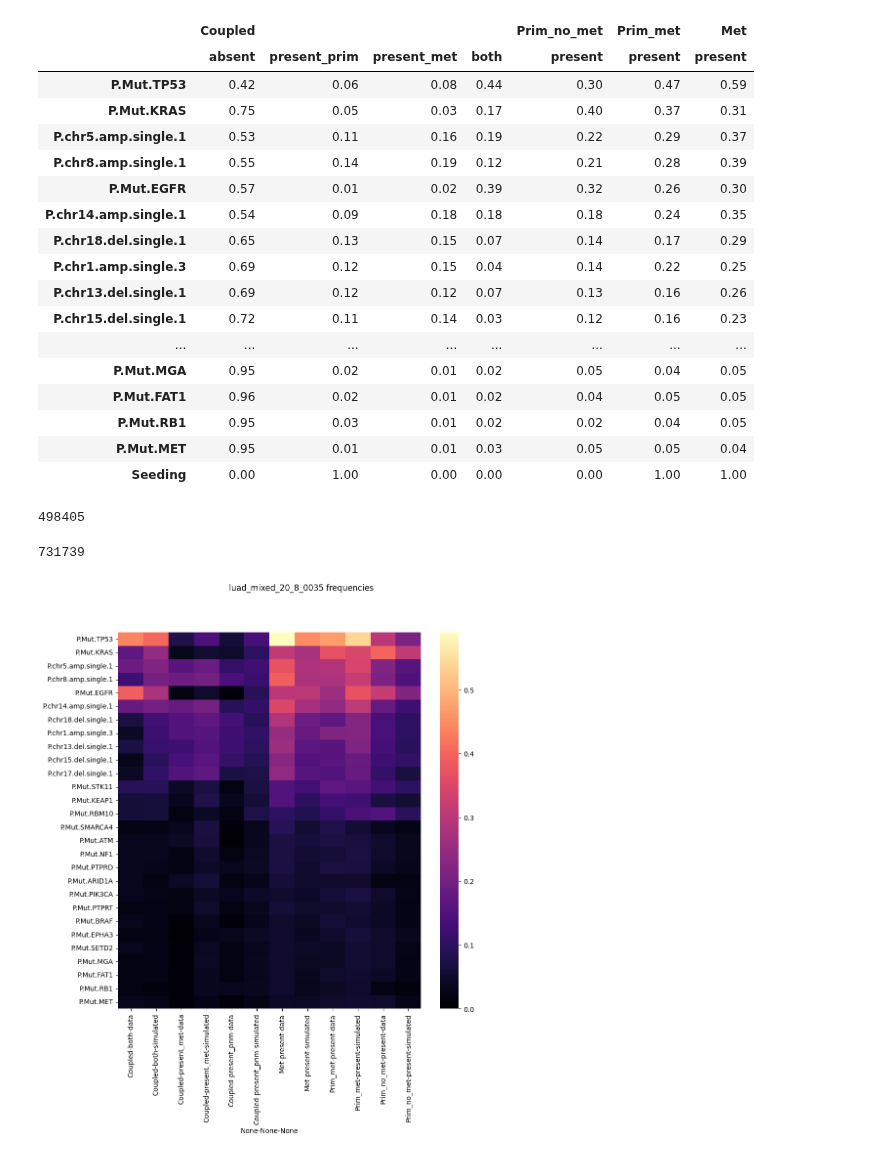
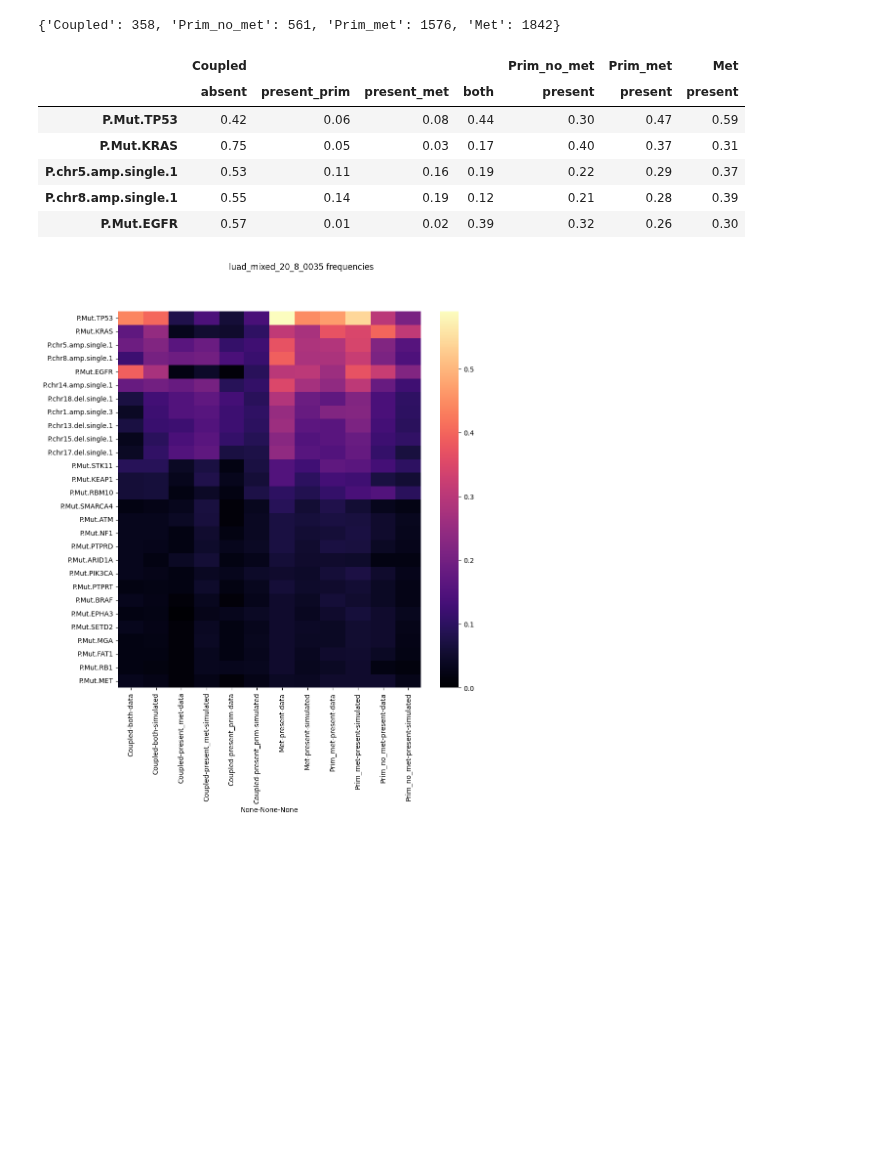
Before and after one commit to cbg-ethz/metMHN, a Jupyter notebook: analyses/frequency_analysis.ipynb, the cells around one changed output. Drawn from its saved outputs; the diff is of its cells as text; code cells hidden in the pictures; blank space fills up the shorter version.

```diff
--- a/analyses/frequency_analysis.ipynb
+++ b/analyses/frequency_analysis.ipynb
@@ -47,31 +31,22 @@ stats
 # %%
 # get the counts from the columns and rename them to just what they describe
 relations = dict()
 for column_name in stats.columns.get_level_values(0).to_list():
     name, no = column_name.split(" (")
     relations[name] = int(no[:-1])
 stats.columns = pd.MultiIndex.from_tuples(
     [(c[0].split(" ")[0], c[1]) for c in stats.columns])
-stats
+print(relations)
+stats.head()
 # %% [output]
+{'Coupled': 358, 'Prim_no_met': 561, 'Prim_met': 1576, 'Met': 1842}
 |  | Coupled |  |  |  | Prim_no_met | Prim_met | Met |
 |  | absent | present_prim | present_met | both | present | present | present |
 | P.Mut.TP53 | 0.42 | 0.06 | 0.08 | 0.44 | 0.30 | 0.47 | 0.59 |
 | P.Mut.KRAS | 0.75 | 0.05 | 0.03 | 0.17 | 0.40 | 0.37 | 0.31 |
 | P.chr5.amp.single.1 | 0.53 | 0.11 | 0.16 | 0.19 | 0.22 | 0.29 | 0.37 |
 | P.chr8.amp.single.1 | 0.55 | 0.14 | 0.19 | 0.12 | 0.21 | 0.28 | 0.39 |
 | P.Mut.EGFR | 0.57 | 0.01 | 0.02 | 0.39 | 0.32 | 0.26 | 0.30 |
-| P.chr14.amp.single.1 | 0.54 | 0.09 | 0.18 | 0.18 | 0.18 | 0.24 | 0.35 |
-| P.chr18.del.single.1 | 0.65 | 0.13 | 0.15 | 0.07 | 0.14 | 0.17 | 0.29 |
-| P.chr1.amp.single.3 | 0.69 | 0.12 | 0.15 | 0.04 | 0.14 | 0.22 | 0.25 |
-| P.chr13.del.single.1 | 0.69 | 0.12 | 0.12 | 0.07 | 0.13 | 0.16 | 0.26 |
-| P.chr15.del.single.1 | 0.72 | 0.11 | 0.14 | 0.03 | 0.12 | 0.16 | 0.23 |
-| ... | ... | ... | ... | ... | ... | ... | ... |
-| P.Mut.MGA | 0.95 | 0.02 | 0.01 | 0.02 | 0.05 | 0.04 | 0.05 |
-| P.Mut.FAT1 | 0.96 | 0.02 | 0.01 | 0.02 | 0.04 | 0.05 | 0.05 |
-| P.Mut.RB1 | 0.95 | 0.03 | 0.01 | 0.02 | 0.02 | 0.04 | 0.05 |
-| P.Mut.MET | 0.95 | 0.01 | 0.01 | 0.03 | 0.05 | 0.05 | 0.04 |
-| Seeding | 0.00 | 1.00 | 0.00 | 0.00 | 0.00 | 1.00 | 1.00 |
 # %%
 # setup comparison dataframe to put real and simulated data frequencies next to each other
 comparison = stats.copy()
@@ -81,14 +56,7 @@ comparison.columns = pd.MultiIndex.from_tuples(
 # %%
 # simulate t1s and "freeze" all simulated datapoints at these times
 times1 = np.random.exponential(1/tau1, size=(data.shape[0], 1))
-simulated_timed_1 = np.where(data < times1, data, 0)
-(simulated_timed_1[:, -1] > 0).sum()
+simulated_timed_1 = np.where(data < times1, 1, 0)
+# simulate \Delta ts and "freeze" all simulated datapoints at t2
+times2 = np.random.exponential(1/tau2, size=(data.shape[0], 1))
+simulated_timed_2 = np.where(data < times1 + times2, 1, 0)
-# %% [output]
-498405
-# %%
-# simulate \Delta ts and "freeze" all simulated datapoints at t2
-times2 = np.random.exponential(1/tau2, size=(data.shape[0], 1))
-simulated_timed_2 = np.where(data < times1 + times2, data, 0)
-(simulated_timed_2[:, -1] > 0).sum()
-# %% [output]
-731739
```
Also changed, not shown: parts of 14 cells of this notebook.
